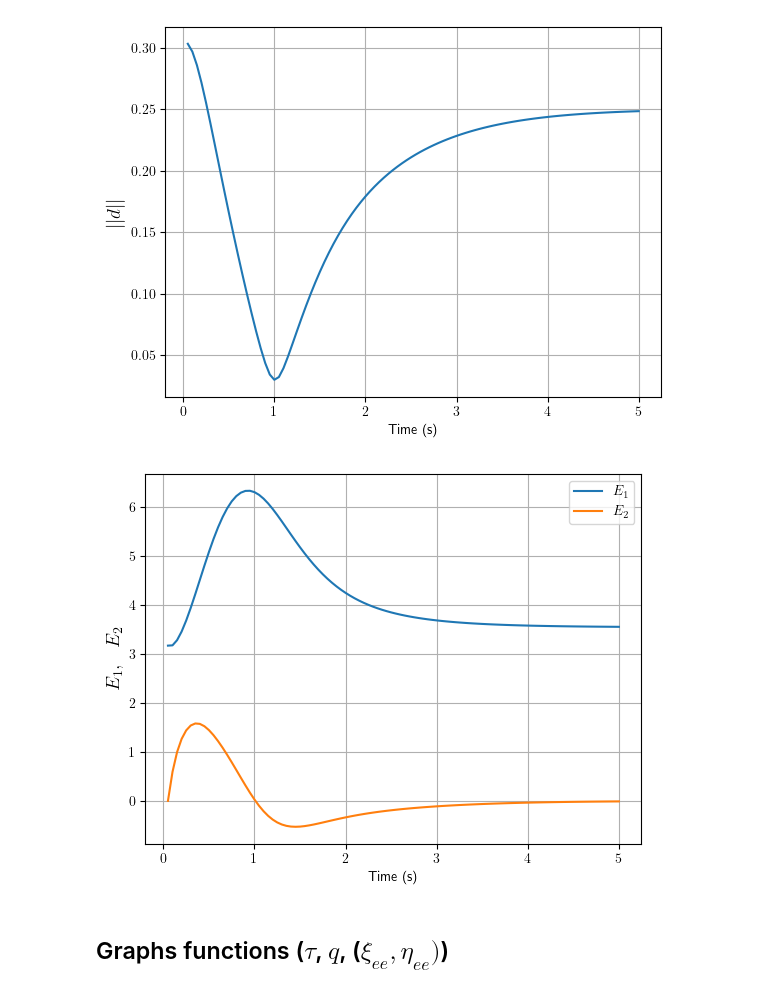
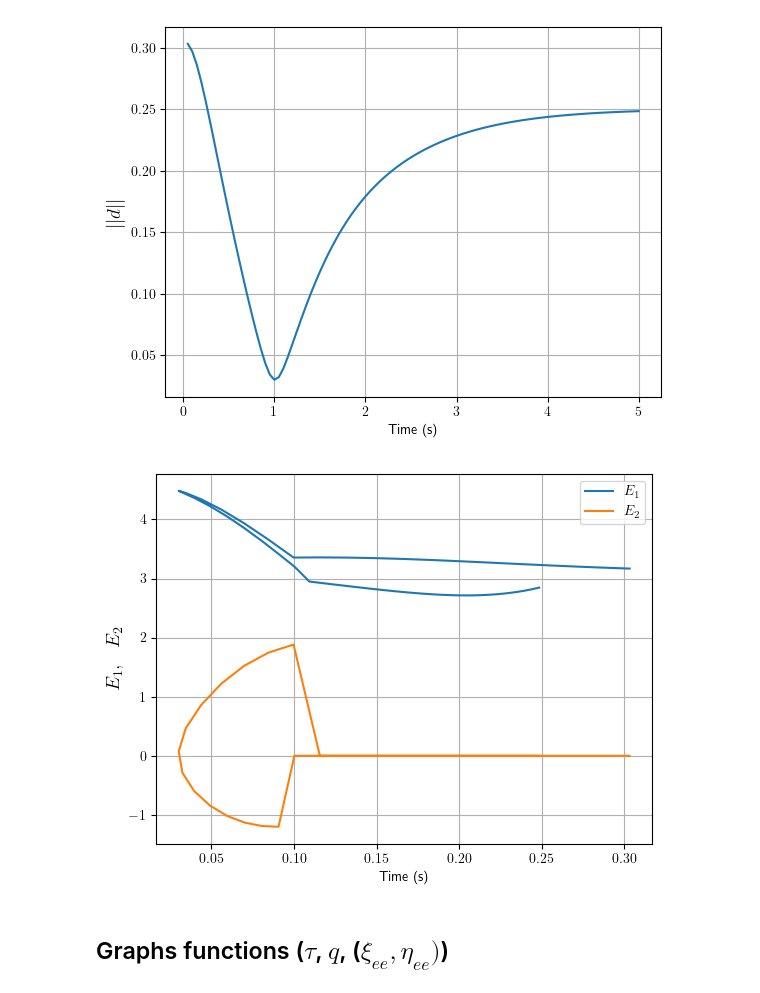
Before and after one commit to Betancourt20/Pinocchio_examples, a Jupyter notebook: JacoKinova/TaskSpaceControl_Analysis.ipynb, the cells around one changed output. Cells and saved outputs as stored; diff of their text form; code cells hidden in the pictures.

Commit message:
update graphs wtr to distance

```diff
--- a/JacoKinova/TaskSpaceControl_Analysis.ipynb
+++ b/JacoKinova/TaskSpaceControl_Analysis.ipynb
@@ -125,7 +125,7 @@ def run_robot():
     OM_act=data.oMf[model.getFrameId("j2s6s200_end_effector")]
     #print(OM_act.translation)
     kappa = 1
-    d_bar = 0.3
+    d_bar = 0.1
     # Control variables
     nuvs = 5
     kvs = np.array([nuvs, nuvs, nuvs, nuvs, nuvs, nuvs])
@@ -135,7 +135,7 @@ def run_robot():
     kps = np.array([luvs, luvs, luvs,luvs, luvs, luvs])
     Kp = np.diag(kps)
 
-    alpha = 5
+    alpha = 20
     t = 0
     dt = 5e-2
     T = 5
@@ -317,16 +317,16 @@ plt.show()
 # %%
 fig, ax = plt.subplots()
 #ax = plt.subplot(3, 2, 1)
-plt.plot(t_list, E1)
-plt.plot(t_list, E2)
+plt.plot(d, E1)
+plt.plot(d, E2)
 ax.legend((r"$E_1$",r"$E_2$"),loc="upper right")
 ax.set_ylabel(r"$ E_1,~~ E_2$", fontsize = 14)
 ax.set_xlabel('Time (s)')
 
 plt.grid(True)
 plt.show()
 # %% [output]
-[figure, old version]
+[figure, new version]
 # %% [markdown]
 ## Graphs functions ($\tau$, $q$, ($\xi_{ee},\eta_{ee})$)
 # %%
```
Also changed, not shown: parts of 3 cells of this notebook.
